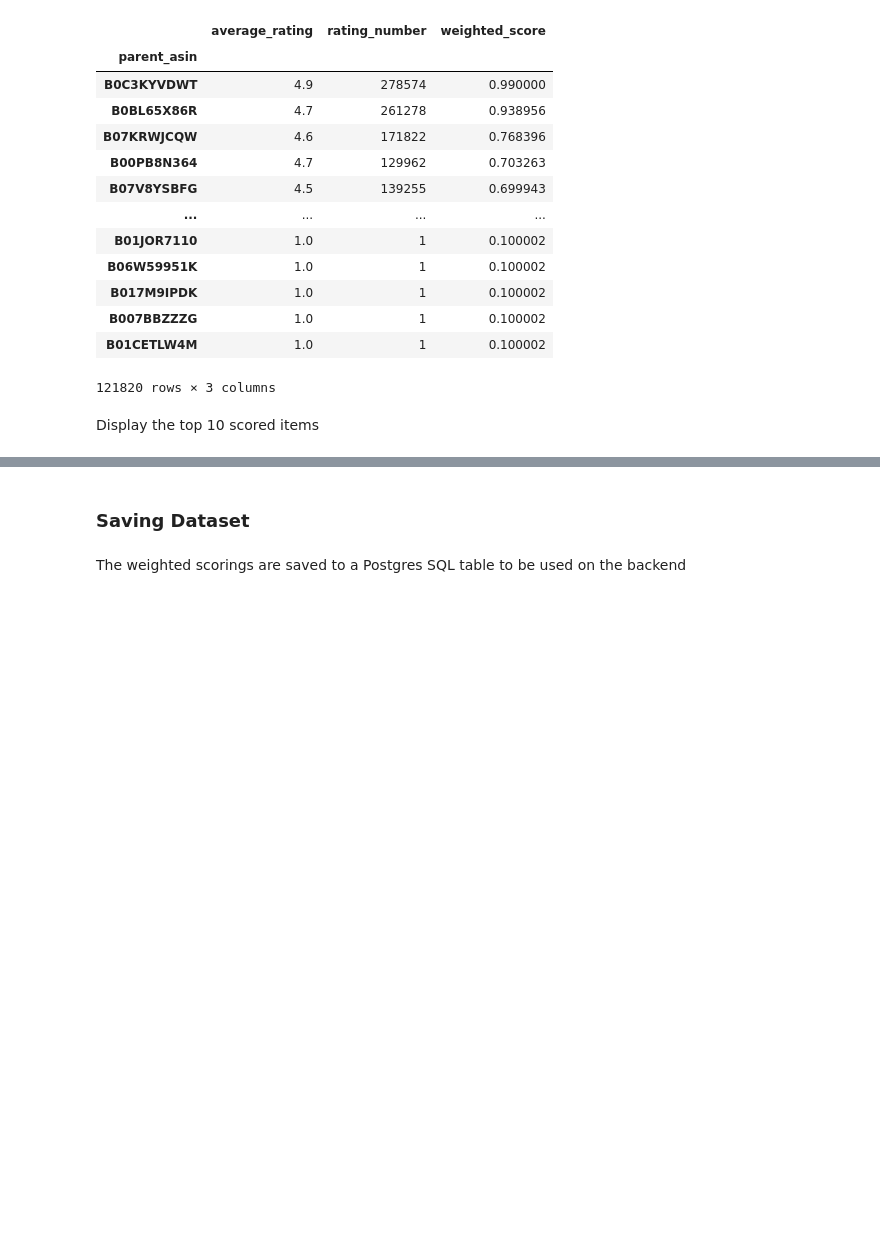
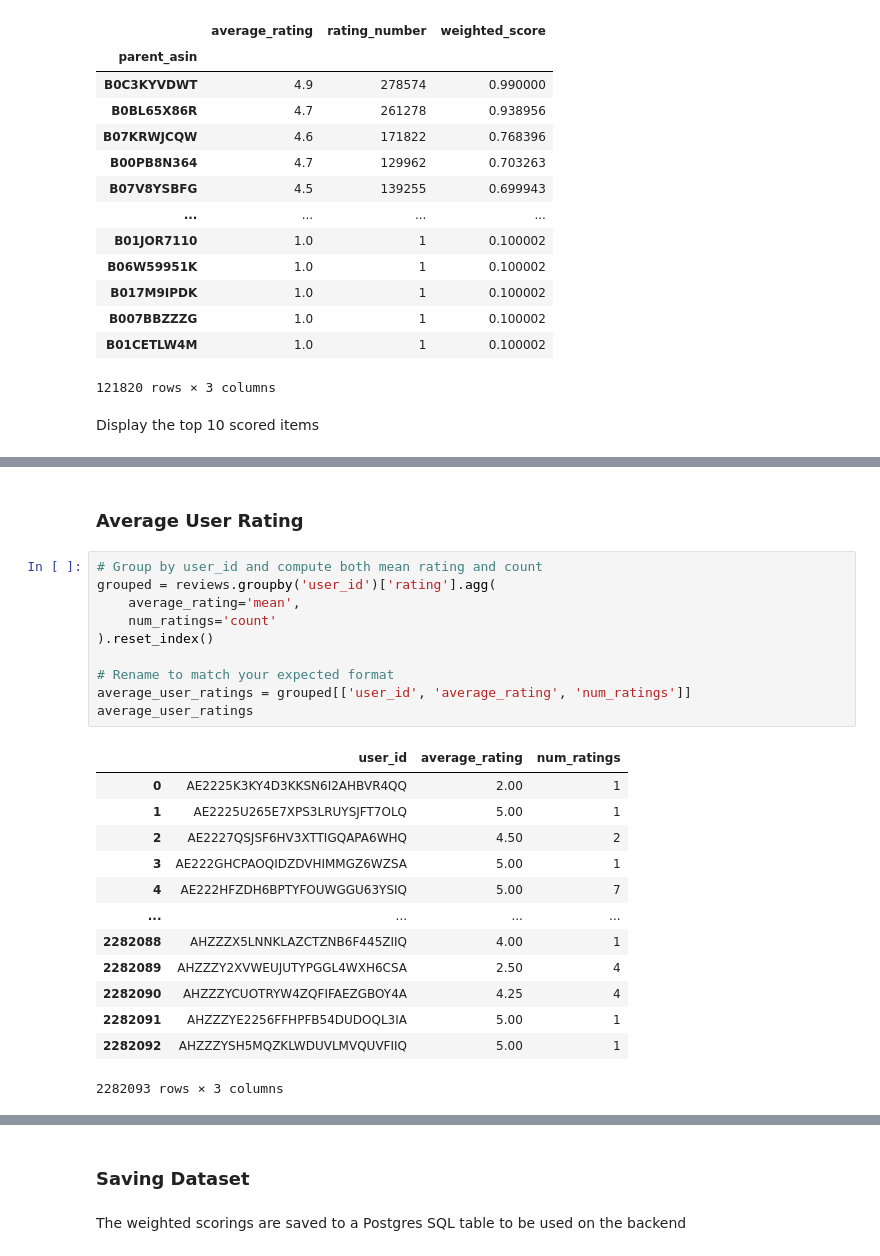
Before and after one commit to Foffee/IRS_Course_Project, a Jupyter notebook: non_personalized.ipynb, the cells around one changed output, grey strips where cells are left out. Cells and saved outputs as stored; diff of their text form; blank space fills up the shorter version.

```diff
--- a/non_personalized.ipynb
+++ b/non_personalized.ipynb
@@ -99,3 +99,29 @@ items[items['parent_asin'].isin(rating_views_scored.index[:10])]
 | 61908 | Dr. Seuss' The Grinch / Le Grincheux | [] | ['3'] | [] | {'Genre': 'Kids & Family, Animati... | [{'thumb': 'https://m.media-amazo... | B07KCS4WNQ | ['Video Games', 'PlayStation 4', ... | 4.8 | ... |
 | 63372 | Born a Crime: Stories from a Sout... | ['#1', 'NEW YORK TIMES', 'BESTSEL... | ['Review', '“A soul-nourishing pl... | [{'title': 'Born a Crime: Stories... | {'Publisher': 'One World; Later P... | [{'large': 'https://m.media-amazo... | 0399588175 | ['Video Games', 'PC', 'Games'] | 4.7 | ... |
 | 63502 | amFilm Tempered Glass Screen Prot... | ['Specifically designed for the 6... | [] | [{'title': "I've Been Using This ... | {'Product Dimensions': '7.09"L x ... | [{'thumb': 'https://m.media-amazo... | B01N3ASPNV | ['Video Games', 'Nintendo Switch'... | 4.8 | ... |
+# %% [markdown]
+### Average User Rating
+# %%
+# Group by user_id and compute both mean rating and count
+grouped = reviews.groupby('user_id')['rating'].agg(
+    average_rating='mean',
+    num_ratings='count'
+).reset_index()
+
+# Rename to match your expected format
+average_user_ratings = grouped[['user_id', 'average_rating', 'num_ratings']]
+average_user_ratings
+# %% [output]
+|  | user_id | average_rating | num_ratings |
+| 0 | AE2225K3KY4D3KKSN6I2AHBVR4QQ | 2.00 | 1 |
+| 1 | AE2225U265E7XPS3LRUYSJFT7OLQ | 5.00 | 1 |
+| 2 | AE2227QSJSF6HV3XTTIGQAPA6WHQ | 4.50 | 2 |
+| 3 | AE222GHCPAOQIDZDVHIMMGZ6WZSA | 5.00 | 1 |
+| 4 | AE222HFZDH6BPTYFOUWGGU63YSIQ | 5.00 | 7 |
+| ... | ... | ... | ... |
+| 2282088 | AHZZZX5LNNKLAZCTZNB6F445ZIIQ | 4.00 | 1 |
+| 2282089 | AHZZZY2XVWEUJUTYPGGL4WXH6CSA | 2.50 | 4 |
+| 2282090 | AHZZZYCUOTRYW4ZQFIFAEZGBOY4A | 4.25 | 4 |
+| 2282091 | AHZZZYE2256FFHPFB54DUDOQL3IA | 5.00 | 1 |
+| 2282092 | AHZZZYSH5MQZKLWDUVLMVQUVFIIQ | 5.00 | 1 |
+2282093 rows × 3 columns
```
Also changed, not shown: parts of 7 cells of this notebook, 3 other files.
